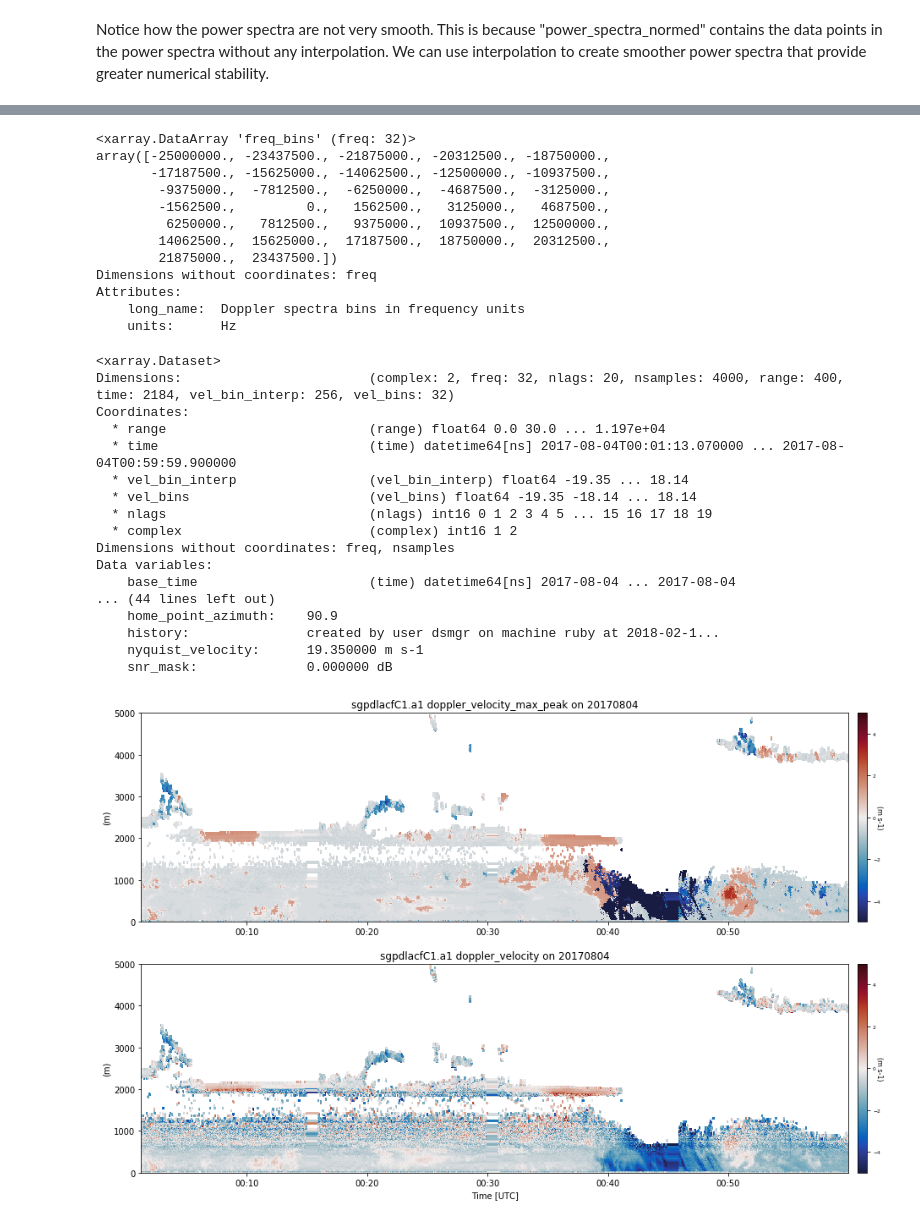
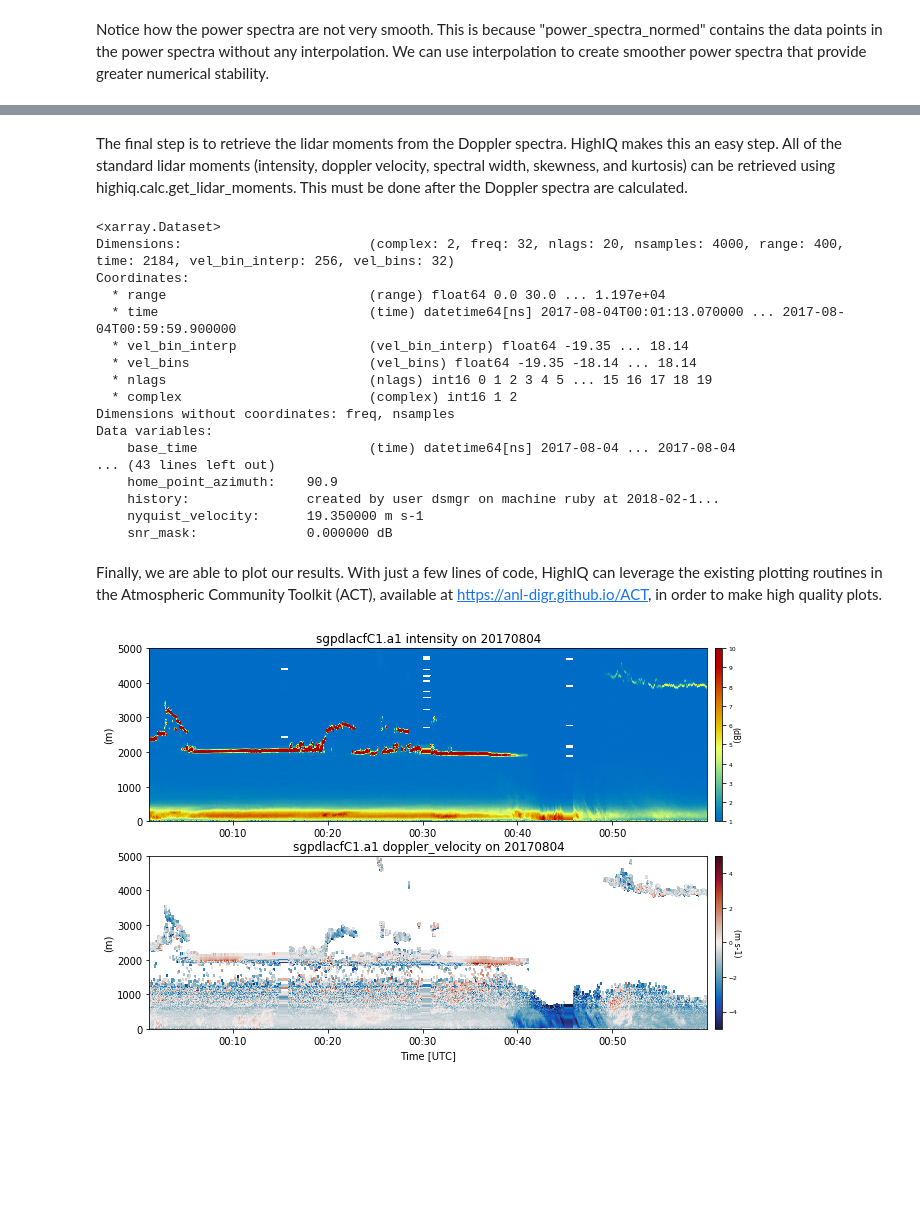
Before and after one commit to rcjackson/HighIQ, a Jupyter notebook: notebooks/HighIQ example notebook.ipynb, the cells around one changed output, grey strips where cells are left out. Cells and saved outputs as stored; diff of their text form; code cells hidden in the pictures; blank space fills up the shorter version.

```diff
--- a/notebooks/HighIQ example notebook.ipynb
+++ b/notebooks/HighIQ example notebook.ipynb
@@ -87,20 +90,7 @@ plt.save
-# %%
-my_ds["freq_bins"]
-# %% [output]
-<xarray.DataArray 'freq_bins' (freq: 32)>
-array([-25000000., -23437500., -21875000., -20312500., -18750000.,
-       -17187500., -15625000., -14062500., -12500000., -10937500.,
-        -9375000.,  -7812500.,  -6250000.,  -4687500.,  -3125000.,
-        -1562500.,         0.,   1562500.,   3125000.,   4687500.,
-         6250000.,   7812500.,   9375000.,  10937500.,  12500000.,
-        14062500.,  15625000.,  17187500.,  18750000.,  20312500.,
-        21875000.,  23437500.])
-Dimensions without coordinates: freq
-Attributes:
-    long_name:  Doppler spectra bins in frequency units
-    units:      Hz
+# %% [markdown]
+The final step is to retrieve the lidar moments from the Doppler spectra. HighIQ makes this an easy step. All of the standard lidar moments (intensity, doppler velocity, spectral width, skewness, and kurtosis) can be retrieved using highiq.calc.get_lidar_moments. This must be done after the Doppler spectra are calculated.
 # %%
-my_ds = highiq.calc.get_moments(my_ds)
+my_ds = highiq.calc.get_lidar_moments(my_ds)
 my_ds
 # %% [output]
 <xarray.Dataset>
@@ -115,19 +105,26 @@ Coordinates:
 Dimensions without coordinates: freq, nsamples
 Data variables:
     base_time                      (time) datetime64[ns] 2017-08-04 ... 2017-08-04
-... (44 lines left out)
+... (43 lines left out)
     home_point_azimuth:    90.9
     history:               created by user dsmgr on machine ruby at 2018-02-1...
     nyquist_velocity:      19.350000 m s-1
     snr_mask:              0.000000 dB
+# %% [markdown]
+Finally, we are able to plot our results. With just a few lines of code, HighIQ can leverage the existing plotting
+routines in the Atmospheric Community Toolkit (ACT), available at https://anl-digr.github.io/ACT, in order to make high quality plots.
 # %%
-my_ds['doppler_velocity_max_peak'] = my_ds['doppler_velocity_max_peak'].where(my_ds.intensity > 1.2)
+# Make a stricter mask for Doppler velocity to favor excluding more noise
 my_ds['doppler_velocity'] = my_ds['doppler_velocity'].where(my_ds.intensity > 1.2)
-my_display = act.plotting.TimeSeriesDisplay(my_ds, figsize=(15,10), subplot_shape=(2,))
-my_display.plot('doppler_velocity_max_peak', subplot_index=(0,), cmap='act_balance', vmin=-5, vmax=5)
+
+# With ACT, we set up a TimeSeriesDisplay object with two sub plots
+my_display = act.plotting.TimeSeriesDisplay(my_ds, figsize=(10,7), subplot_shape=(2,))
+
+# The plot function takes in the same kwargs as matplotlib's plotting routines
+my_display.plot('intensity', subplot_index=(0,), cmap='act_HomeyerRainbow', vmin=1, vmax=10)
 my_display.plot('doppler_velocity', subplot_index=(1,), cmap='act_balance', vmin=-5, vmax=5)
 my_display.set_yrng([0, 5000], subplot_index=(0,))
 my_display.set_yrng([0, 5000], subplot_index=(1,))
 my_display.fig.savefig('spectra_difference.png', dpi=300)
 # %% [output]
-[figure, old version]
+[figure, new version]
```
Also changed, not shown: parts of 7 cells of this notebook, 8 other files.
